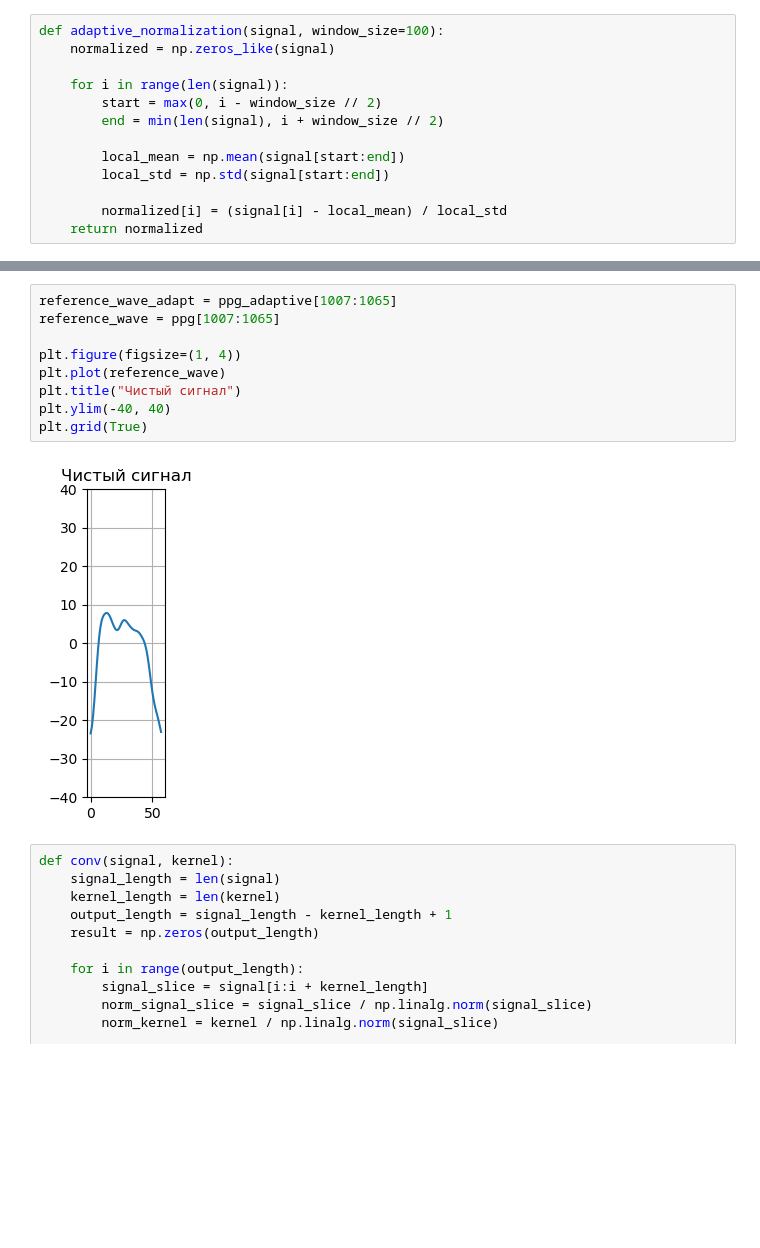
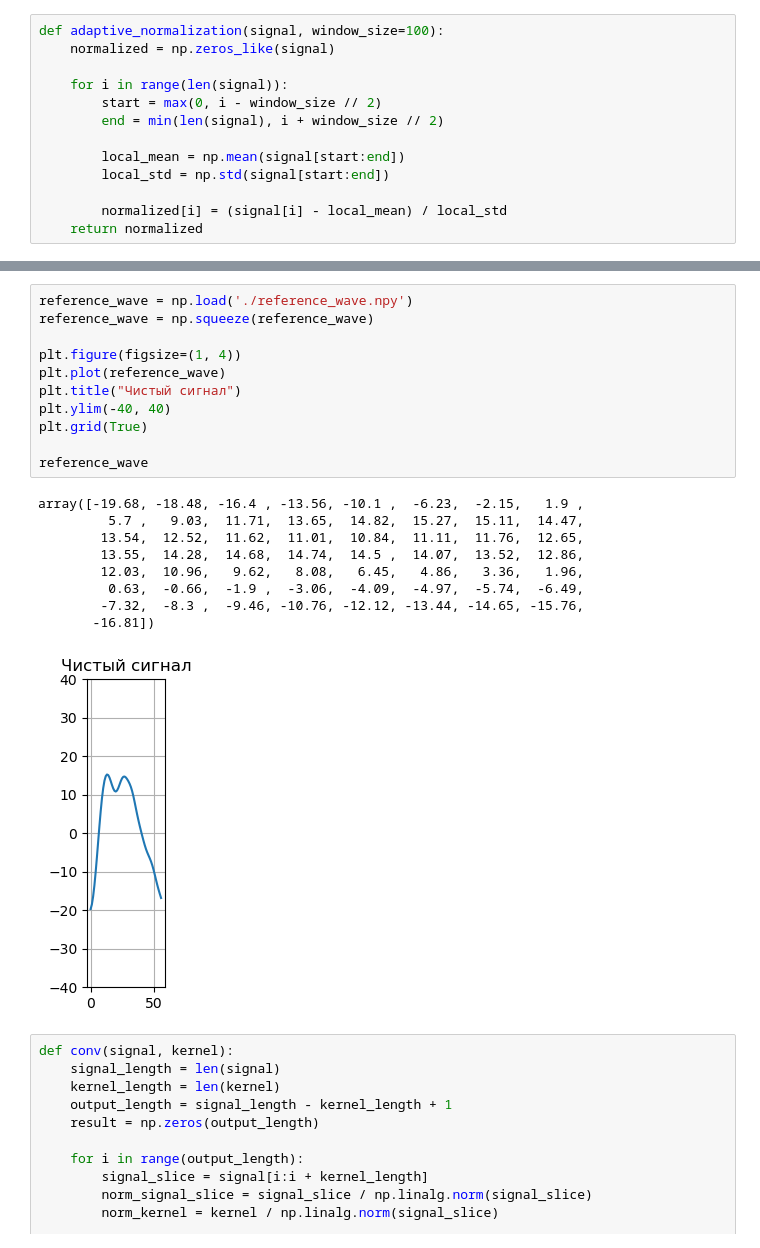
Before and after one commit to IlyaKarakulin/Stress-level-by-PPG, a Jupyter notebook: frequency_analysis.ipynb, the cells around one changed output, grey strips where cells are left out. Saved outputs shown, nothing was run; the diff lists cells and outputs as text; blank space fills up the shorter version.

```diff
--- a/frequency_analysis.ipynb
+++ b/frequency_analysis.ipynb
@@ -99,14 +99,24 @@ plt.show()
 # %%
-reference_wave_adapt = ppg_adaptive[1007:1065]
-reference_wave = ppg[1007:1065]
+reference_wave = np.load('./reference_wave.npy')
+reference_wave = np.squeeze(reference_wave)
 
 plt.figure(figsize=(1, 4))
 plt.plot(reference_wave)
 plt.title("Чистый сигнал")
 plt.ylim(-40, 40)
 plt.grid(True)
+
+reference_wave
 # %% [output]
+array([-19.68, -18.48, -16.4 , -13.56, -10.1 ,  -6.23,  -2.15,   1.9 ,
+         5.7 ,   9.03,  11.71,  13.65,  14.82,  15.27,  15.11,  14.47,
+        13.54,  12.52,  11.62,  11.01,  10.84,  11.11,  11.76,  12.65,
+        13.55,  14.28,  14.68,  14.74,  14.5 ,  14.07,  13.52,  12.86,
+        12.03,  10.96,   9.62,   8.08,   6.45,   4.86,   3.36,   1.96,
+         0.63,  -0.66,  -1.9 ,  -3.06,  -4.09,  -4.97,  -5.74,  -6.49,
+        -7.32,  -8.3 ,  -9.46, -10.76, -12.12, -13.44, -14.65, -15.76,
+       -16.81])
-[figure, old version]
+[figure, new version]
 # %%
 def conv(signal, kernel):
     signal_length = len(signal)
```
Also changed, not shown: parts of 8 cells of this notebook, 6 other files.
